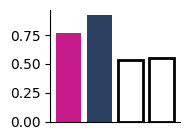
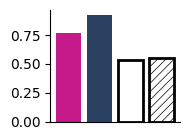
The change to this notebook cell's code, shown as a diff; its figure went from the first image to the second:
--- before
+++ after
@@ -4,7 +4,8 @@
     fig_j, ax_j = plt.subplots(figsize=(2,1.5))
     ax_j.bar(col_labels[:2], row[:2], color=bar_colors[:2])
-    ax_j.bar(col_labels[2:], row[2:], facecolor="None", edgecolor='black', linewidth=2)
+    ax_j.bar(col_labels[2:3], row[2:3], facecolor="None", edgecolor='black', linewidth=2)
+    ax_j.bar(col_labels[3:], row[3:], facecolor="None", edgecolor='black', linewidth=2, hatch='////')
     ax_j.spines[['top', 'right']].set_visible(False)
     ax_j.set_xticks([])
     plt.tight_layout()
-    #fig_j.savefig(FIGURES_DIR/"divergences"/f"{model_name}_0226.pdf")
+    fig_j.savefig(FIGURES_DIR/"divergences"/f"{model_name}_0226.pdf")

Commit: new colors